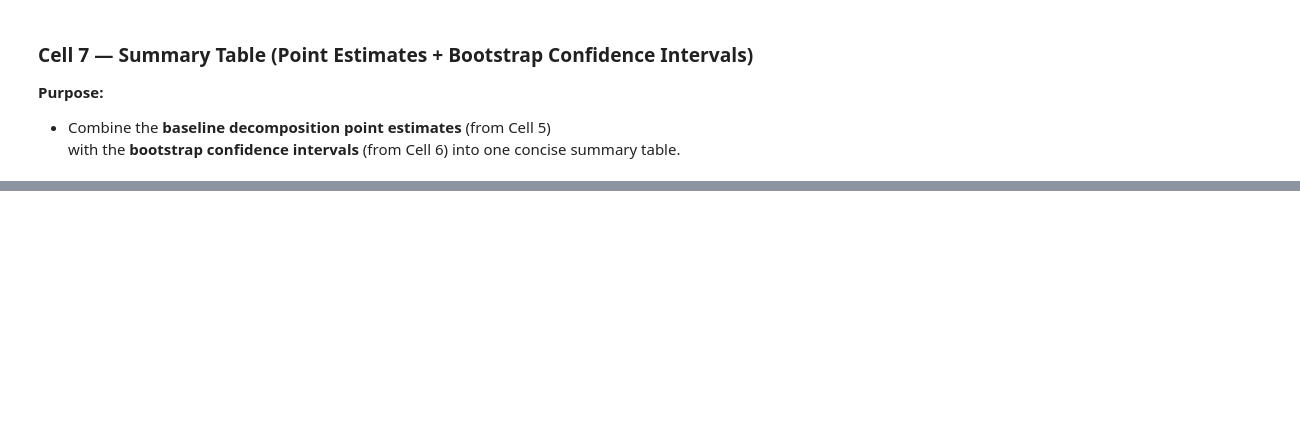
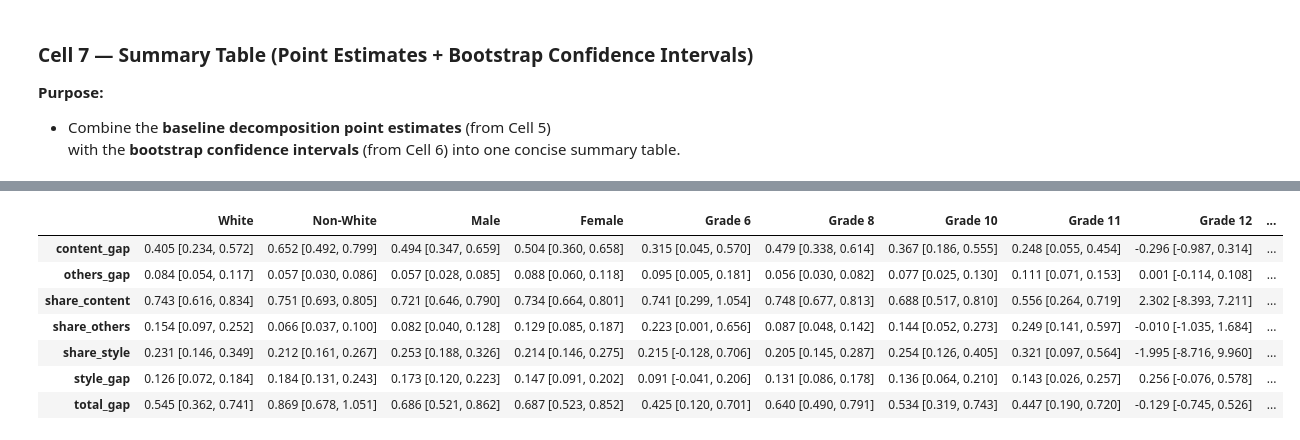
Before and after one commit to PedroPertusi/contentVsForm, a Jupyter notebook: src/decomp_bootstraping.ipynb, the cells around one changed output, grey strips where cells are left out. Drawn from its saved outputs; the diff is of its cells as text; code cells hidden in the pictures; blank space fills up the shorter version.

```diff
--- a/src/decomp_bootstraping.ipynb
+++ b/src/decomp_bootstraping.ipynb
@@ -40,9 +40,11 @@ from pyfixest.estimation import feols
 # Reproducibility
 rng = np.random.default_rng(42)
 # %%
-out_path = "../data/results/"
+out_path = "../data/results/sat/"
 
-df_path = "../data/results/data_no_desc_scored_final.csv"
+table_out_path = "../tables/sat/tables/"
+
+df_path = "../data/results/sat/data_sat_scored.csv"
 # %% [markdown]
 ### **Cell 2 — Load & Basic Preparation**
 
@@ -301,16 +339,3 @@ Running 500 bootstrap iterations in parallel...
 **Purpose:**
 - Combine the **baseline decomposition point estimates** (from Cell 5)
 with the **bootstrap confidence intervals** (from Cell 6) into one concise summary table.
-# %%
-summary_rows = []
-for name, pe in point_est.items():
-    lo, hi = ci_bounds[name]
-    summary_rows.append({
-        "stat": name,
-        "point_estimate": round(pe, 3),
-        "ci_2.5": round(lo, 3),
-        "ci_97.5": round(hi, 3)
-    })
-
-summary_df = pd.DataFrame(summary_rows)
-summary_df
@@ -325,0 +342,68 @@ summary_df
+# %%
+GROUP_LABELS = {
+    "All": "All",
+    "race_white=True": "White",
+    "race_white=False": "Non-White",
+    "gender_male=True": "Male",
+    "gender_male=False": "Female",
+    "Grade=6.0": "Grade 6",
+    "Grade=8.0": "Grade 8",
+    "Grade=9.0": "Grade 9",
+    "Grade=10.0": "Grade 10",
+    "Grade=11.0": "Grade 11",
+    "Grade=12.0": "Grade 12",
+}
+
+# Format estimate + CI into a single compact value
+def format_ci(row):
+    return f"{row['point_estimate']:.3f} [{row['ci_2.5']:.3f}, {row['ci_97.5']:.3f}]"
+
+summary_df_display = summary_df.copy()
+
+summary_df_display["estimate_ci"] = summary_df_display.apply(format_ci, axis=1)
+
+# Map raw group names to labels
+summary_df_display["group"] = summary_df_display["group"].map(
+    lambda x: GROUP_LABELS.get(x, x)  # fallback = original (e.g., prompts)
+)
+
+visual_table = (
+    summary_df_display
+    .pivot(index="stat", columns="group", values="estimate_ci")
+    .sort_index(axis=1)
+)
+
+# -> First: group labels in the exact order defined
+ordered_group_names = list(GROUP_LABELS.values())
+
+# -> Then: prompt groups (anything starting with "Prompt")
+prompt_cols = sorted([col for col in visual_table.columns if str(col).startswith("Prompt")])
+
+# -> Then: any remaining unexpected groups
+other_cols = [
+    col for col in visual_table.columns
+    if col not in ordered_group_names and col not in prompt_cols
+]
+
+# Final column order
+final_order = ordered_group_names + prompt_cols + other_cols
+final_order = [col for col in final_order if col in visual_table.columns]
+
+visual_table = visual_table[final_order]
+
+
+visual_table = (
+    visual_table
+    .rename_axis(index=None, columns=None)  # drop 'stat' and 'group' axis names
+)
+
+visual_table
+# %% [output]
+|  | White | Non-White | Male | Female | Grade 6 | Grade 8 | Grade 10 | Grade 11 | Grade 12 | ... |
+| content_gap | 0.405 [0.234, 0.572] | 0.652 [0.492, 0.799] | 0.494 [0.347, 0.659] | 0.504 [0.360, 0.658] | 0.315 [0.045, 0.570] | 0.479 [0.338, 0.614] | 0.367 [0.186, 0.555] | 0.248 [0.055, 0.454] | -0.296 [-0.987, 0.314] | ... |
+| others_gap | 0.084 [0.054, 0.117] | 0.057 [0.030, 0.086] | 0.057 [0.028, 0.085] | 0.088 [0.060, 0.118] | 0.095 [0.005, 0.181] | 0.056 [0.030, 0.082] | 0.077 [0.025, 0.130] | 0.111 [0.071, 0.153] | 0.001 [-0.114, 0.108] | ... |
+| share_content | 0.743 [0.616, 0.834] | 0.751 [0.693, 0.805] | 0.721 [0.646, 0.790] | 0.734 [0.664, 0.801] | 0.741 [0.299, 1.054] | 0.748 [0.677, 0.813] | 0.688 [0.517, 0.810] | 0.556 [0.264, 0.719] | 2.302 [-8.393, 7.211] | ... |
+| share_others | 0.154 [0.097, 0.252] | 0.066 [0.037, 0.100] | 0.082 [0.040, 0.128] | 0.129 [0.085, 0.187] | 0.223 [0.001, 0.656] | 0.087 [0.048, 0.142] | 0.144 [0.052, 0.273] | 0.249 [0.141, 0.597] | -0.010 [-1.035, 1.684] | ... |
+| share_style | 0.231 [0.146, 0.349] | 0.212 [0.161, 0.267] | 0.253 [0.188, 0.326] | 0.214 [0.146, 0.275] | 0.215 [-0.128, 0.706] | 0.205 [0.145, 0.287] | 0.254 [0.126, 0.405] | 0.321 [0.097, 0.564] | -1.995 [-8.716, 9.960] | ... |
+| style_gap | 0.126 [0.072, 0.184] | 0.184 [0.131, 0.243] | 0.173 [0.120, 0.223] | 0.147 [0.091, 0.202] | 0.091 [-0.041, 0.206] | 0.131 [0.086, 0.178] | 0.136 [0.064, 0.210] | 0.143 [0.026, 0.257] | 0.256 [-0.076, 0.578] | ... |
+| total_gap | 0.545 [0.362, 0.741] | 0.869 [0.678, 1.051] | 0.686 [0.521, 0.862] | 0.687 [0.523, 0.852] | 0.425 [0.120, 0.701] | 0.640 [0.490, 0.791] | 0.534 [0.319, 0.743] | 0.447 [0.190, 0.720] | -0.129 [-0.745, 0.526] | ... |
```
Also changed, not shown: parts of 9 cells of this notebook, 16 other files.
